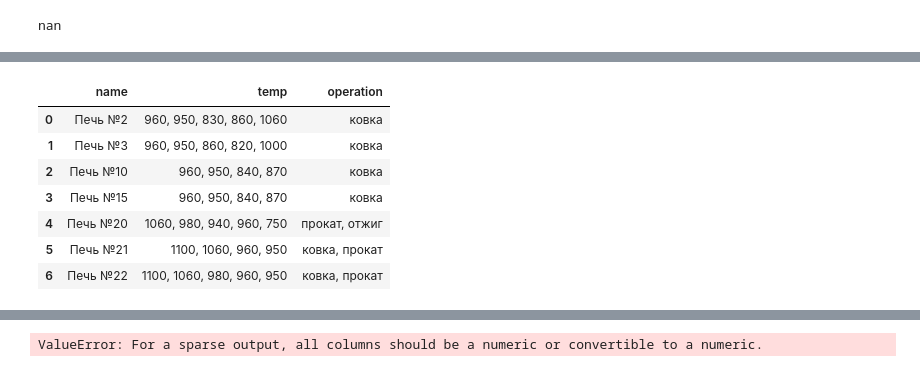
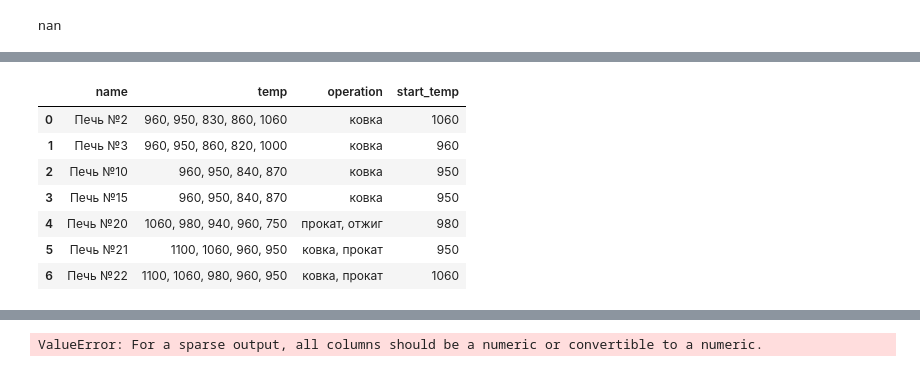
Before and after one commit to IT-Continue/optimization-of-rolling-shop-load, a Jupyter notebook: dataframe_preprocessing.ipynb, the cells around one changed output, grey strips where cells are left out. Saved outputs shown, nothing was run; the diff lists cells and outputs as text; code cells hidden in the pictures.

```diff
--- a/dataframe_preprocessing.ipynb
+++ b/dataframe_preprocessing.ipynb
@@ -511,6 +243,6 @@ float('nan')
 # %% [output]
 nan
 # %%
-blank_non_NaN = blank.dropna(how='all')[['Бланк ОМД', 'Unnamed: 1', 'Unnamed: 2']]
+blank_non_NaN = blank.dropna(how='all')[['Бланк ОМД', 'Unnamed: 1', 'Unnamed: 2', 'Unnamed: 4']]
 blank_non_NaN
 # %% [output]
@@ -559,12 +291,12 @@ blank_reset_index
 # %%
-blank_reset_index.columns=['name', 'temp', 'operation']
+blank_reset_index.columns=['name', 'temp', 'operation', 'start_temp']
 blank_reset_index
 # %% [output]
-|  | name | temp | operation |
-| 0 | Печь №2 | 960, 950, 830, 860, 1060 | ковка |
-| 1 | Печь №3 | 960, 950, 860, 820, 1000 | ковка |
-| 2 | Печь №10 | 960, 950, 840, 870 | ковка |
-| 3 | Печь №15 | 960, 950, 840, 870 | ковка |
-| 4 | Печь №20 | 1060, 980, 940, 960, 750 | прокат, отжиг |
-| 5 | Печь №21 | 1100, 1060, 960, 950 | ковка, прокат |
-| 6 | Печь №22 | 1100, 1060, 980, 960, 950 | ковка, прокат |
+|  | name | temp | operation | start_temp |
+| 0 | Печь №2 | 960, 950, 830, 860, 1060 | ковка | 1060 |
+| 1 | Печь №3 | 960, 950, 860, 820, 1000 | ковка | 960 |
+| 2 | Печь №10 | 960, 950, 840, 870 | ковка | 950 |
+| 3 | Печь №15 | 960, 950, 840, 870 | ковка | 950 |
+| 4 | Печь №20 | 1060, 980, 940, 960, 750 | прокат, отжиг | 980 |
+| 5 | Печь №21 | 1100, 1060, 960, 950 | ковка, прокат | 950 |
+| 6 | Печь №22 | 1100, 1060, 980, 960, 950 | ковка, прокат | 1060 |
```
Also changed, not shown: parts of 61 cells of this notebook.
